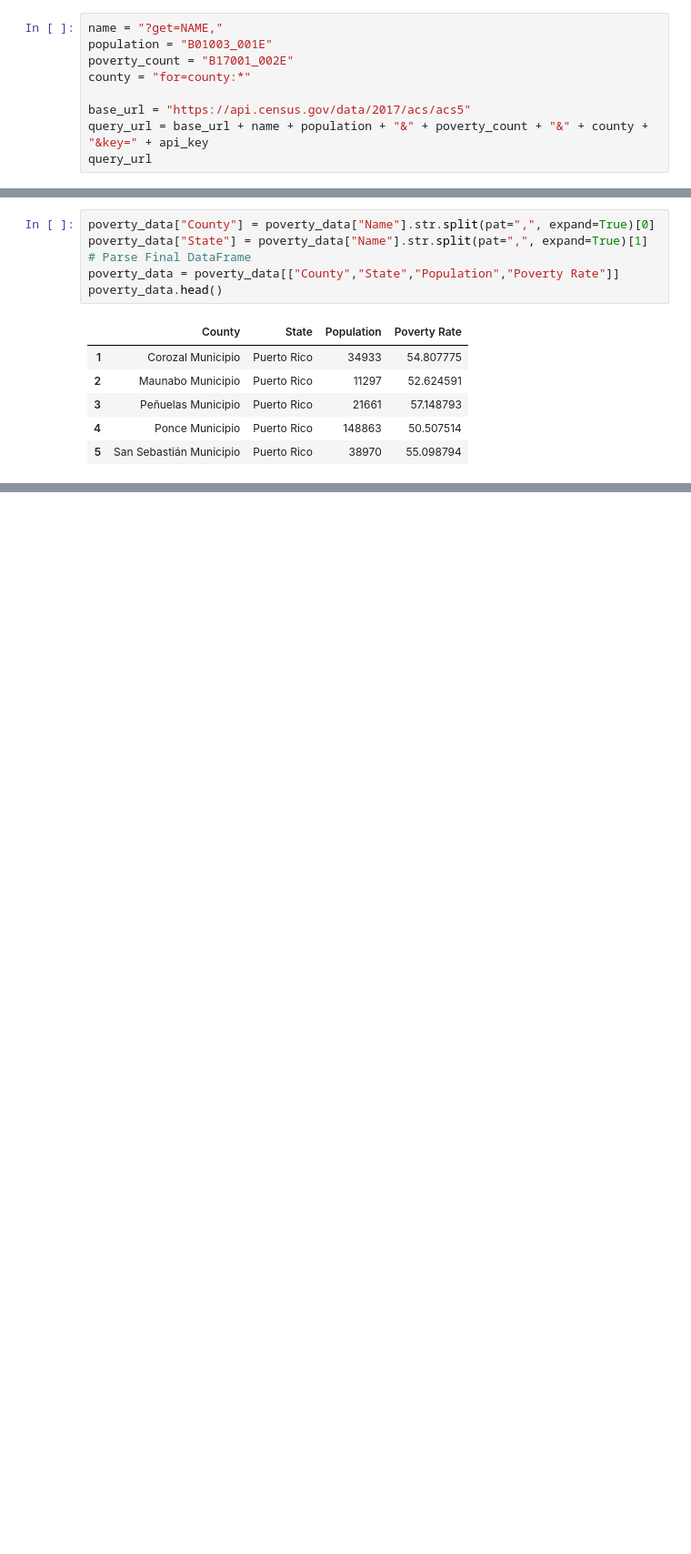
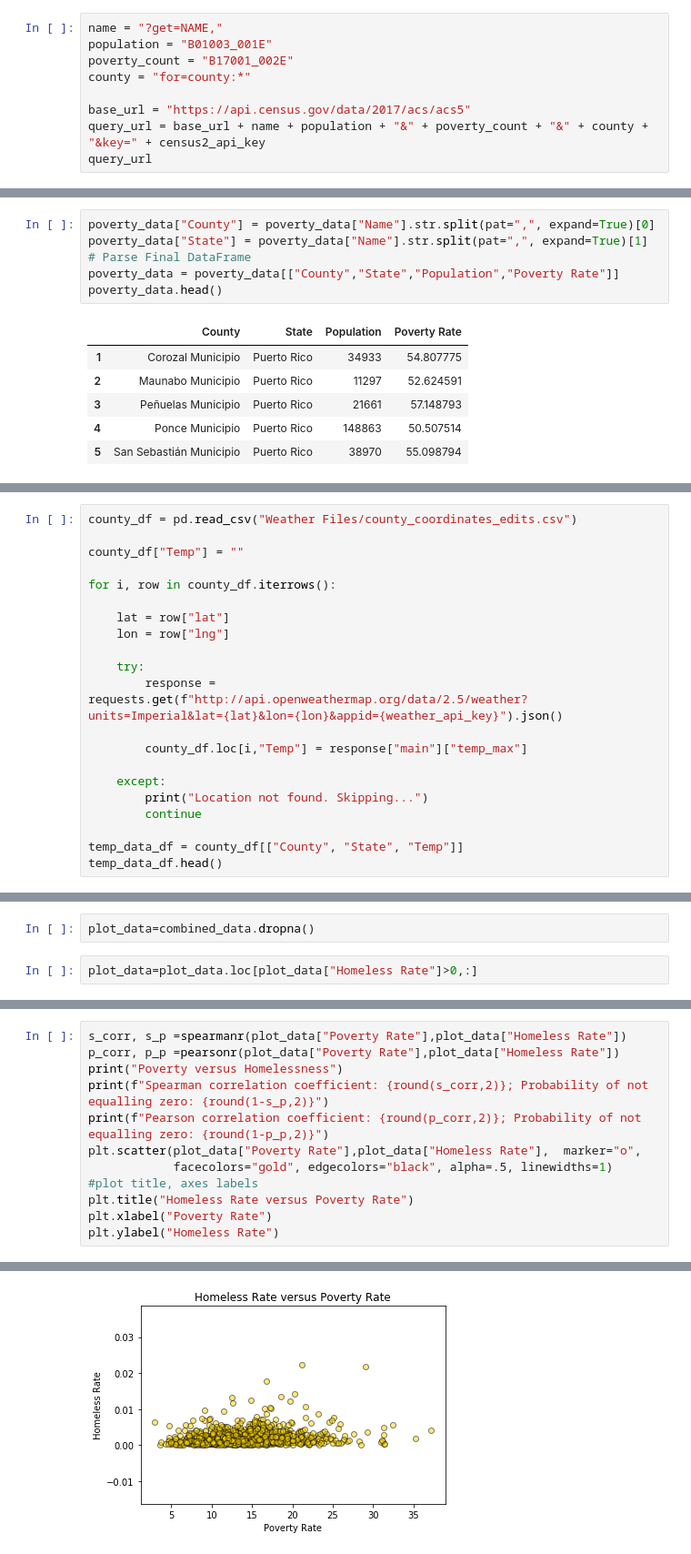
Before and after one commit to sbogdan-sb/Data_Viz_Project, a Jupyter notebook: Homeless_Analysis.ipynb, the cells around one changed output, grey strips where cells are left out. Shown at 91% size. Cells and saved outputs as stored; diff of their text form; blank space fills up the shorter version.

```diff
--- a/Homeless_Analysis.ipynb
+++ b/Homeless_Analysis.ipynb
@@ -91,6 +166,6 @@ poverty_count = "B17001_002E"
 county = "for=county:*"
 
 base_url = "https://api.census.gov/data/2017/acs/acs5"
-query_url = base_url + name + population + "&" + poverty_count + "&" + county + "&key=" + api_key
+query_url = base_url + name + population + "&" + poverty_count + "&" + county + "&key=" + census2_api_key
 query_url
 # %% [output]
@@ -168,0 +209,21 @@ combined_data.head(20)
+# %%
+county_df = pd.read_csv("Weather Files/county_coordinates_edits.csv")
+
+county_df["Temp"] = ""
+
+for i, row in county_df.iterrows():
+
+    lat = row["lat"]
+    lon = row["lng"]
+
+    try:
+        response = requests.get(f"http://api.openweathermap.org/data/2.5/weather?units=Imperial&lat={lat}&lon={lon}&appid={weather_api_key}").json()
+
+        county_df.loc[i,"Temp"] = response["main"]["temp_max"]
+
+    except:
+        print("Location not found. Skipping...")
+        continue
+
+temp_data_df = county_df[["County", "State", "Temp"]]
+temp_data_df.head()
@@ -168,0 +304,4 @@ combined_data.head(20)
+# %%
+plot_data=combined_data.dropna()
+# %%
+plot_data=plot_data.loc[plot_data["Homeless Rate"]>0,:]
@@ -168,0 +312,13 @@ combined_data.head(20)
+# %%
+s_corr, s_p =spearmanr(plot_data["Poverty Rate"],plot_data["Homeless Rate"])
+p_corr, p_p =pearsonr(plot_data["Poverty Rate"],plot_data["Homeless Rate"])
+print("Poverty versus Homelessness")
+print(f"Spearman correlation coefficient: {round(s_corr,2)}; Probability of not equalling zero: {round(1-s_p,2)}")
+print(f"Pearson correlation coefficient: {round(p_corr,2)}; Probability of not equalling zero: {round(1-p_p,2)}")
+plt.scatter(plot_data["Poverty Rate"],plot_data["Homeless Rate"],  marker="o",
+            facecolors="gold", edgecolors="black", alpha=.5, linewidths=1)
+#plot title, axes labels
+plt.title("Homeless Rate versus Poverty Rate")
+plt.xlabel("Poverty Rate")
+plt.ylabel("Homeless Rate")
+# %% [output]
@@ -168,0 +329 @@ combined_data.head(20)
+[figure, added]
```
Also changed, not shown: parts of 25 cells of this notebook, 3 other files.
